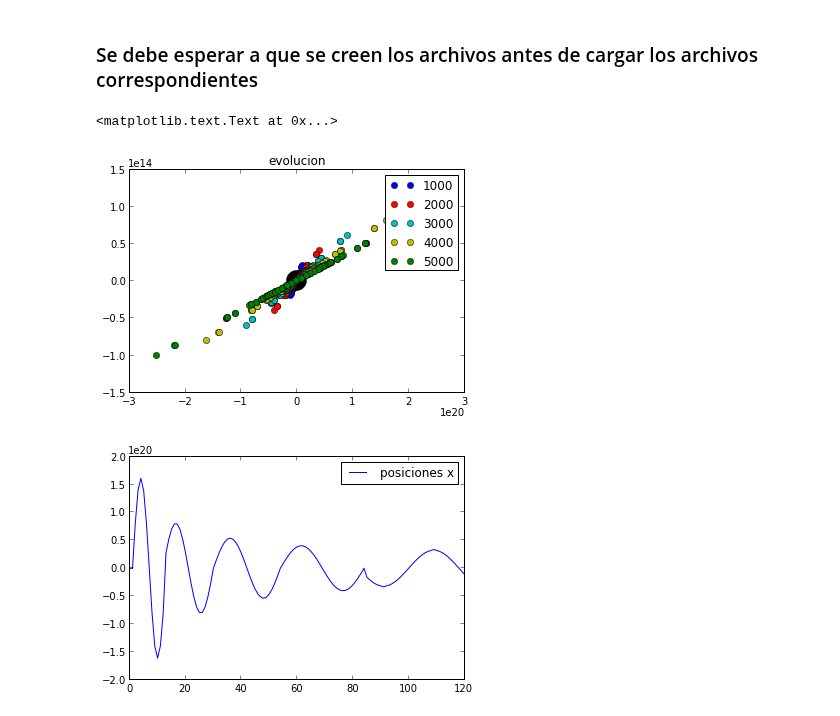
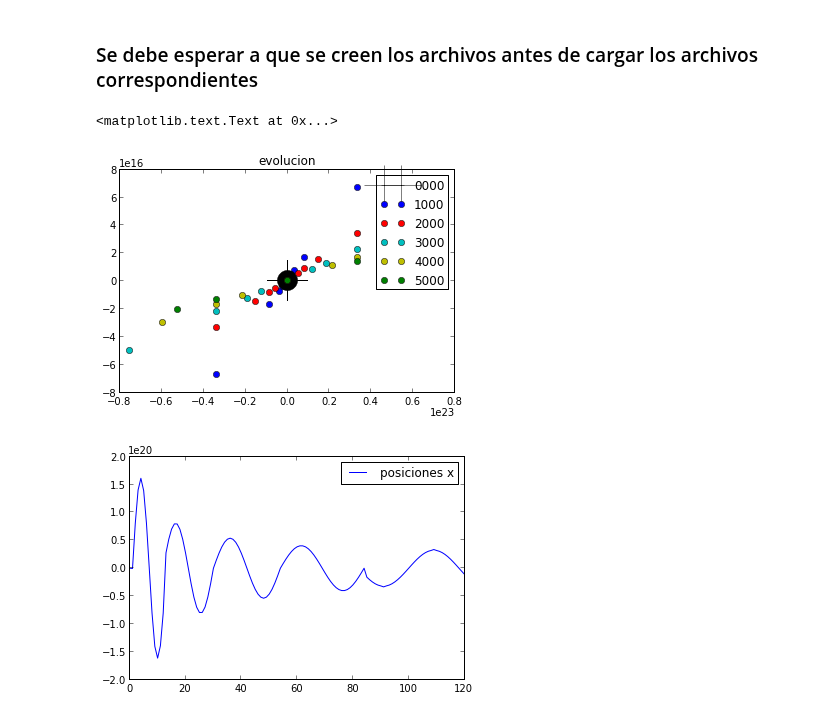
Before and after one commit to daniel-lozano/tarea6, a Jupyter notebook: plots_evoluciones.ipynb, the cells around one changed output. Cells and saved outputs as stored; diff of their text form; code cells hidden in the pictures.

```diff
--- a/plots_evoluciones.ipynb
+++ b/plots_evoluciones.ipynb
@@ -8,6 +9,7 @@ Populating the interactive namespace from numpy and matplotlib
 # %% [markdown]
 ### Se debe esperar a que se creen los archivos antes de cargar los archivos correspondientes
 # %%
+file0=np.loadtxt(open("datos_1.dat","r"))
 file1=np.loadtxt(open("1000_anos.dat","r"))
 file2=np.loadtxt(open("2000_anos.dat","r"))
 file3=np.loadtxt(open("3000_anos.dat","r"))
@@ -15,40 +17,46 @@ file4=np.loadtxt(open("4000_anos.dat","r"))
 file5=np.loadtxt(open("5000_anos.dat","r"))
 # %%
 #primer momento de evolucion: 1000 millones de años
+x0=file0[:,1]
+y0=file0[:,2]
+vx0=file0[:,3]
+vy0=file0[:,4]
+plot(x0,y0, "k+",label="0000",ms=20)
+
 x=file1[:,1]
 y=file1[:,2]
 vx=file1[:,3]
 vy=file1[:,4]
 plot(x,y, "bo",label="1000")
 plot(x[0],y[0], "ko",ms=20)
 x1=file2[:,1]
 y1=file2[:,2]
 vx1=file2[:,3]
 vy1=file2[:,4]
 plot(x1,y1, "ro",label="2000")
 
 x2=file3[:,1]
 y2=file3[:,2]
 vx2=file3[:,3]
 vy2=file3[:,4]
 plot(x2,y2, "co",label="3000")
 
 x3=file4[:,1]
 y3=file4[:,2]
 vx3=file4[:,3]
 vy3=file4[:,4]
 plot(x3,y3, "yo",label="4000")
 
 x4=file5[:,1]
 y4=file5[:,2]
 vx4=file5[:,3]
 vy4=file5[:,4]
 plot(x4,y4, "go",label="5000")
 legend()
 title("evolucion")
 # %% [output]
 <matplotlib.text.Text at 0x...>
-[figure, old version]
+[figure, new version]
 # %%
 plot(x,label="posiciones x")
 legend()
```
Also changed, not shown: parts of 1 cell of this notebook, 17 other files.
